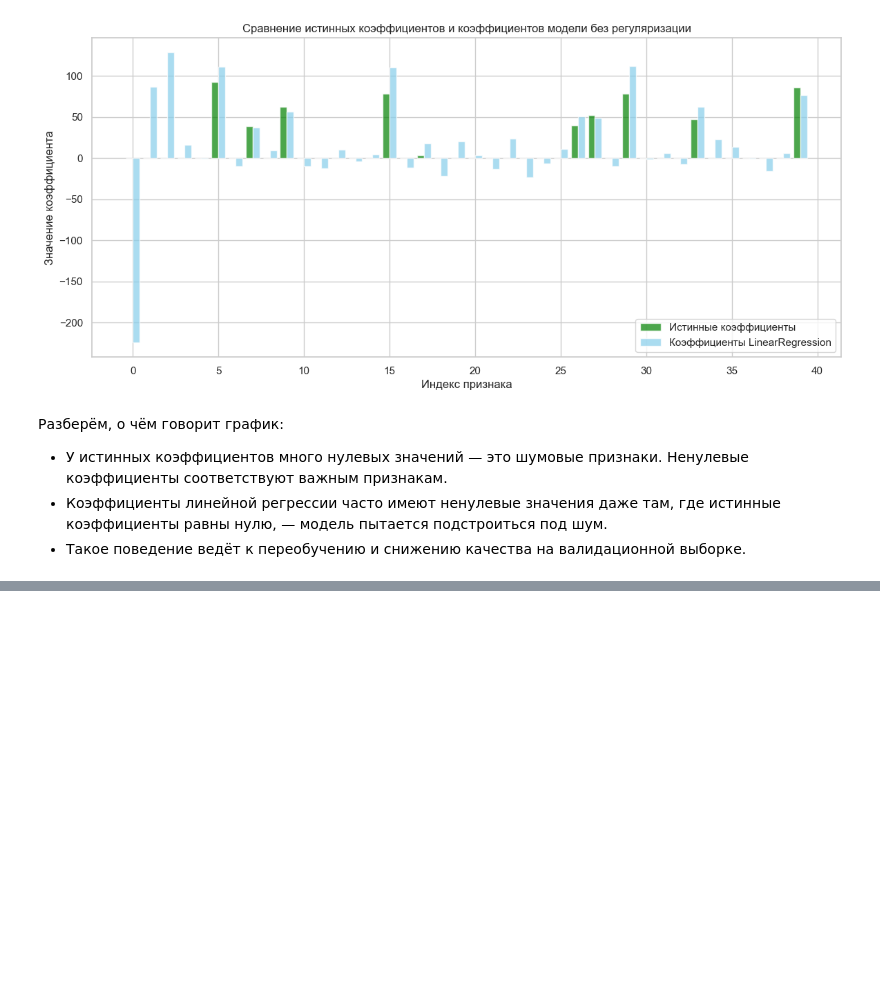
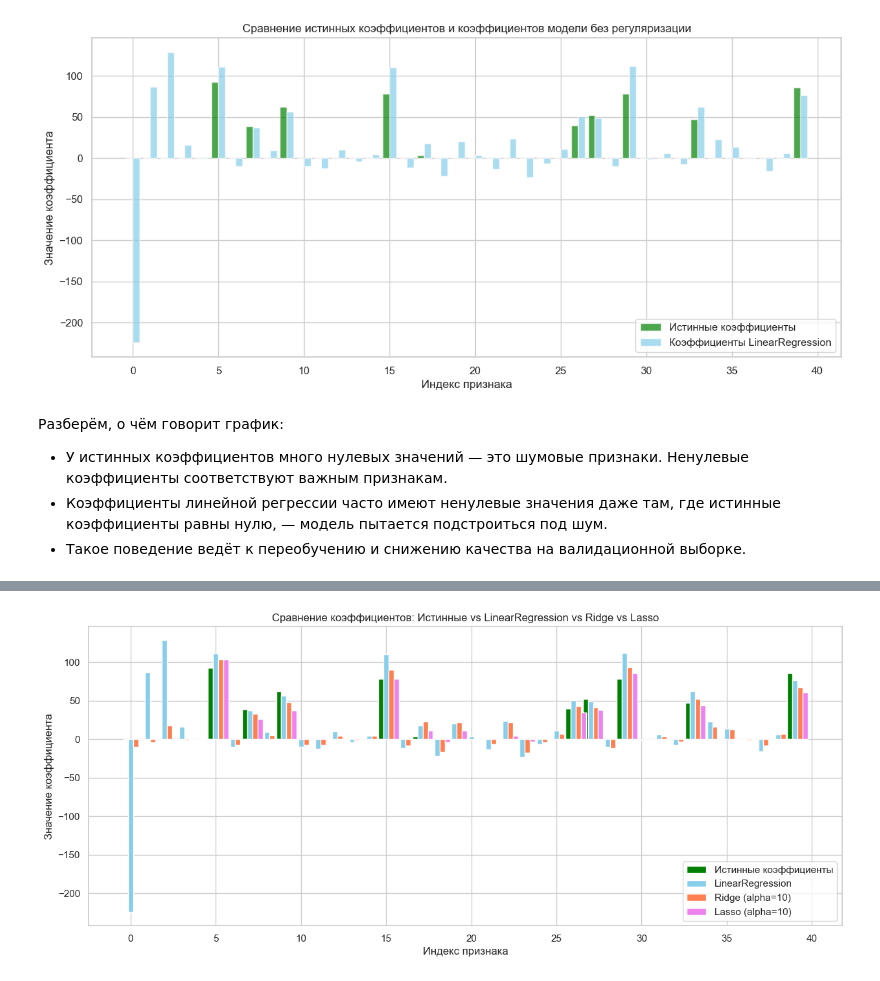
Before and after one commit to Beefeater84/yandex-practicum-data-scientist, a Jupyter notebook: sprint-13/notebooks/Regularization.ipynb, the cells around one changed output, grey strips where cells are left out. Cells and saved outputs as stored; diff of their text form; code cells hidden in the pictures; blank space fills up the shorter version.

```diff
--- a/sprint-13/notebooks/Regularization.ipynb
+++ b/sprint-13/notebooks/Regularization.ipynb
@@ -194,0 +448,25 @@ plt.show()  # Показываем график
+# %%
+indices = np.arange(len(true_coefs))  # Индексы признаков
+width = 0.3  # Ширина столбцов
+
+plt.figure(figsize=(15, 6))
+
+# Истинные коэффициенты
+plt.bar(indices - width, true_coefs, width=width, label='Истинные коэффициенты', color='green')
+
+# Коэффициенты LinearRegression (без регуляризации)
+plt.bar(indices, lr.coef_, width=width, label='LinearRegression', color='skyblue')
+
+# Коэффициенты Ridge (с alpha=10)
+plt.bar(indices + width, ridge_final.coef_, width=width, label='Ridge (alpha=10)', color='coral')
+
+# Коэффициенты Lasso (с alpha=10)
+plt.bar(indices + 2*width, lasso_final.coef_, width=width, label='Lasso (alpha=10)', color='violet')
+
+plt.xlabel('Индекс признака')
+plt.ylabel('Значение коэффициента')
+plt.title('Сравнение коэффициентов: Истинные vs LinearRegression vs Ridge vs Lasso')
+plt.legend()
+plt.show()
+# %% [output]
+[figure, added]
```
Also changed, not shown: parts of 28 cells of this notebook.
